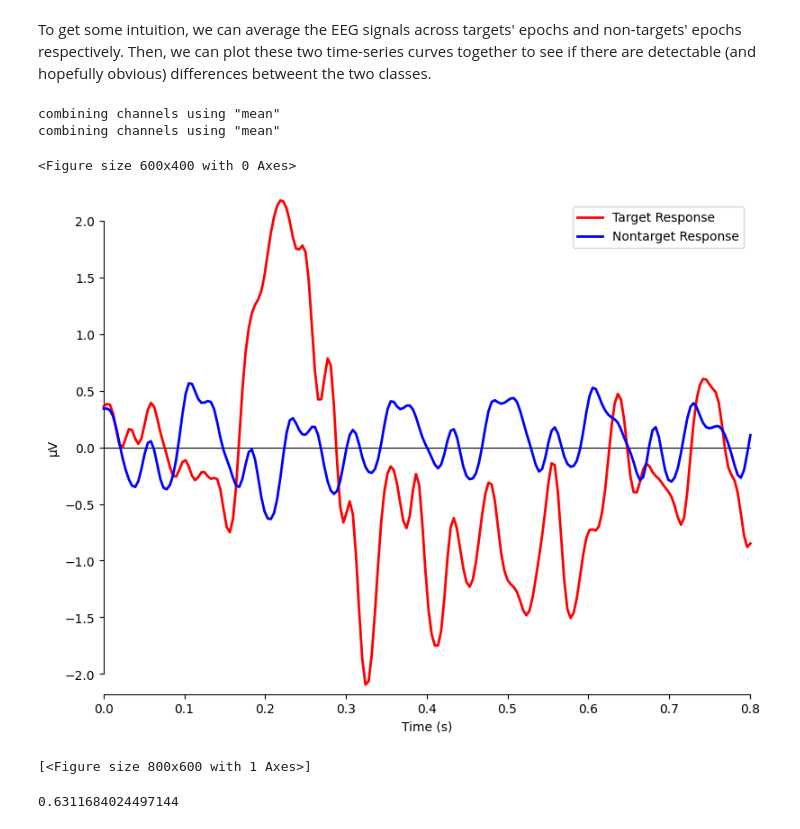
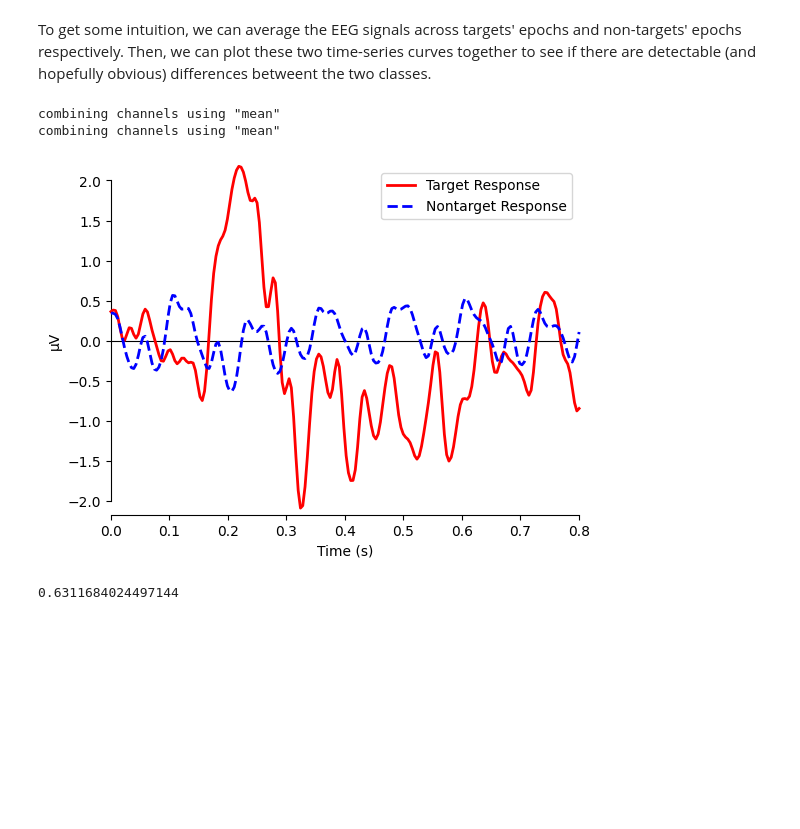
Before and after one commit to zs144/P300-BCI, a Jupyter notebook: Task4/toy_classifier/draft.ipynb, the cells around one changed output. Drawn from its saved outputs; the diff is of its cells as text; code cells hidden in the pictures; blank space fills up the shorter version.

Commit message:
Update waves visualization

```diff
--- a/Task4/toy_classifier/draft.ipynb
+++ b/Task4/toy_classifier/draft.ipynb
@@ -150,24 +150,22 @@ To get some intuition, we can average the EEG signals across targets' epochs and
 # %%
 # Average target and nontarget signals
 erp_target = core_epochs['target'].average()
 erp_nontarget = core_epochs['non_target'].average()
 # figure_title = 'Average EEG signals at core channels, time-locked to stimulus onset'
-plt.figure(figsize=(6,4))
-mne.viz.plot_compare_evokeds(evokeds={'Target Response': erp_target,
+fig = mne.viz.plot_compare_evokeds(evokeds={'Target Response': erp_target,
                                       'Nontarget Response': erp_nontarget},
                              combine='mean',
                              colors=['red', 'blue'],
-                             styles={'Target Response': {'linewidth': 2},
-                                     'Nontarget Response': {'linewidth': 2}},
-                             show_sensors=False,
-                            #  title=figure_title,
-                             legend=1)
+                             styles={'Target Response': {'lw':2},
+                                     'Nontarget Response': {'lw':2, 'ls':'--'}},
+                             show_sensors=False, #  title=figure_title,
+                             legend=1, show=False)
+fig[0].set_size_inches(5.5, 4)
+plt.show()
 # %% [output]
 combining channels using "mean"
 combining channels using "mean"
-<Figure size 600x400 with 0 Axes>
-[figure, old version]
+[figure, new version]
-[<Figure size 800x600 with 1 Axes>]
 # %%
 needed_num_timestamps = 195
 small_sample_size = 15
```
